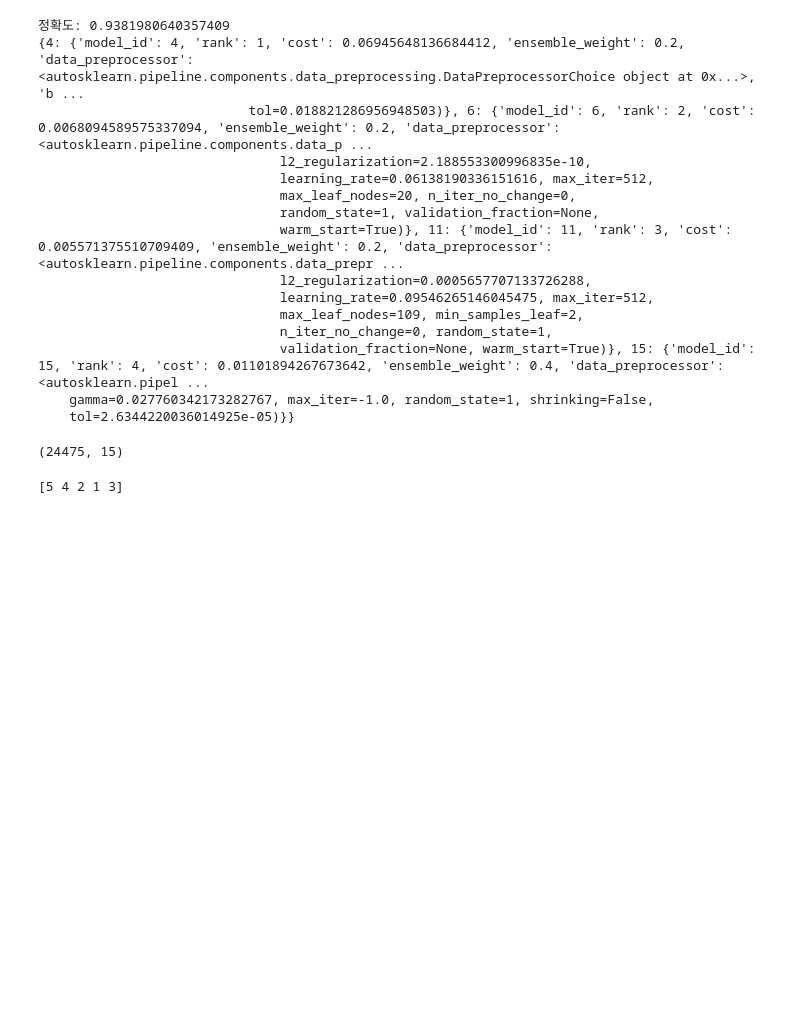
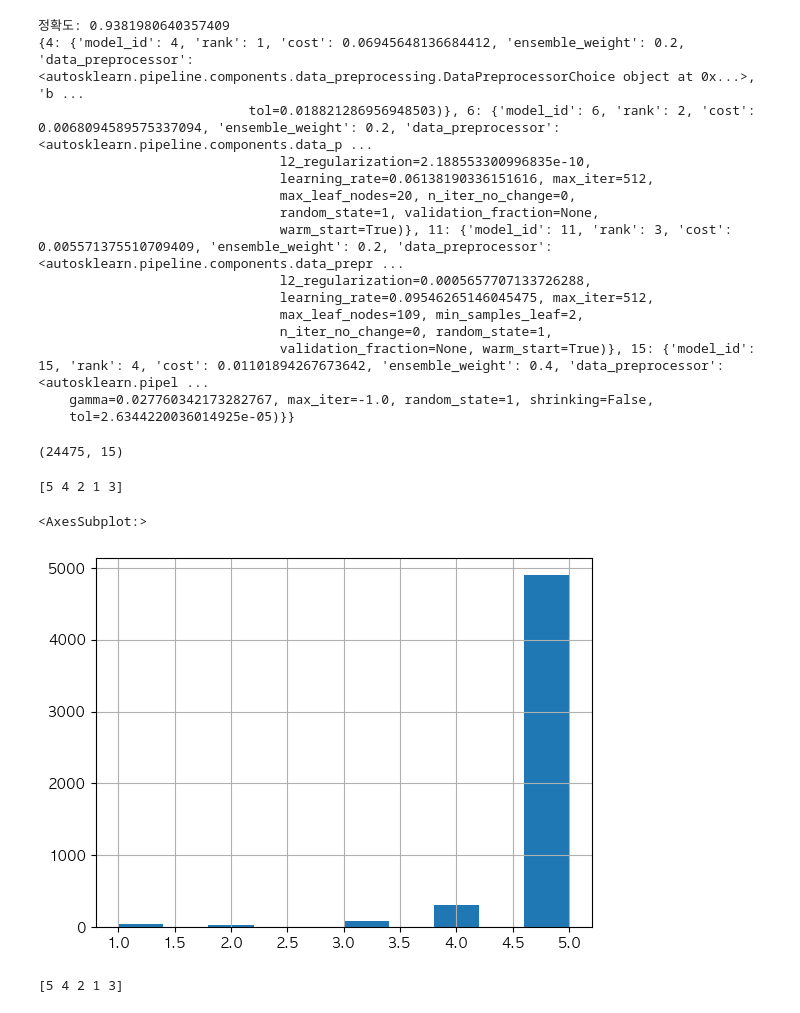
Before and after one commit to eunyoung030927/2024-Environmental-Data-Analysis-and-Utilization-Competition, a Jupyter notebook: model/preprocessing.ipynb, the cells around one changed output. Drawn from its saved outputs; the diff is of its cells as text; code cells hidden in the pictures; blank space fills up the shorter version.

```diff
--- a/model/preprocessing.ipynb
+++ b/model/preprocessing.ipynb
@@ -906,6 +906,13 @@ None
 X_train_resampled.shape
 # %% [output]
 (24475, 15)
+# %%
+print(y_train.unique())
+y_train.hist()
+# %% [output]
+[5 4 2 1 3]
+<AxesSubplot:>
+[figure, added]
 # %%
 print(y_train_resampled.unique())
 y_train_resampled.hist()
```
